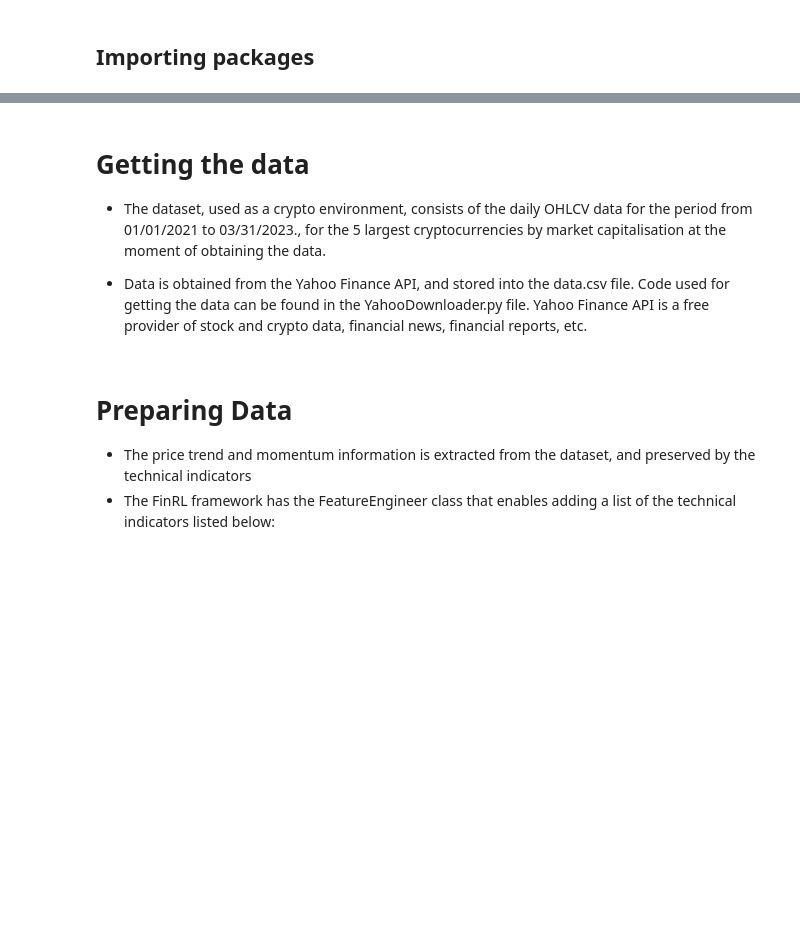
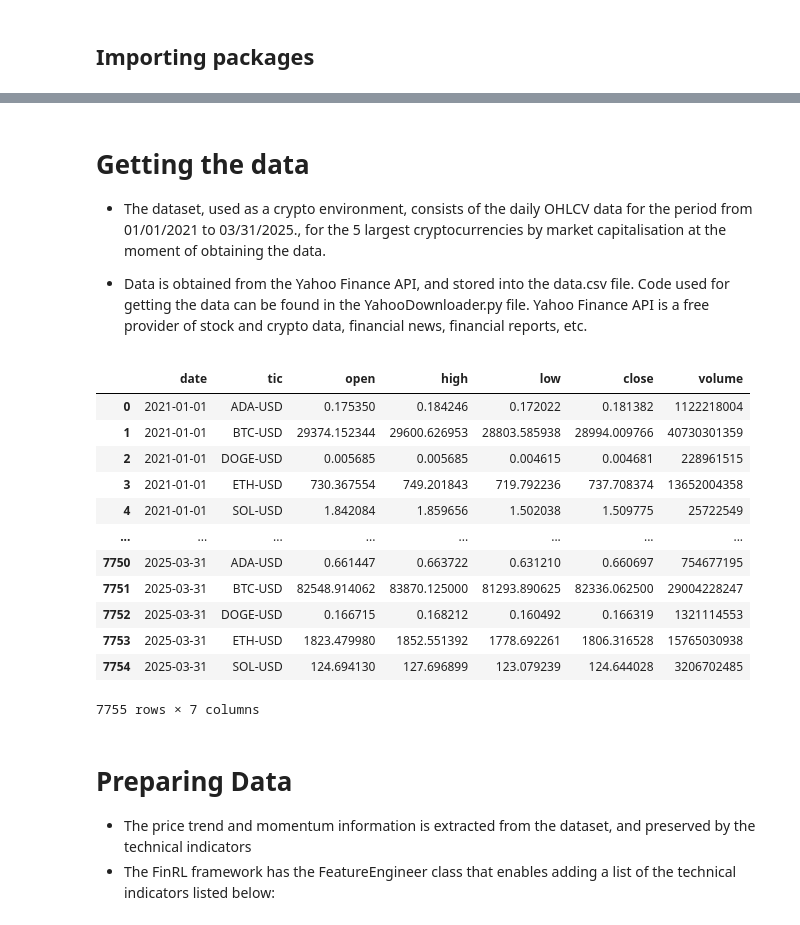
Before and after one commit to MilicaMedic/TPQ_final, a Jupyter notebook: Deep_Reinforcement_Learning_for_the_Multiple_Cryptocurrency_Trading_Using_an_Ensemble_Strategy.ipynb, the cells around one changed output, grey strips where cells are left out. Drawn from its saved outputs; the diff is of its cells as text; code cells hidden in the pictures; blank space fills up the shorter version.

```diff
--- a/Deep_Reinforcement_Learning_for_the_Multiple_Cryptocurrency_Trading_Using_an_Ensemble_Strategy.ipynb
+++ b/Deep_Reinforcement_Learning_for_the_Multiple_Cryptocurrency_Trading_Using_an_Ensemble_Strategy.ipynb
@@ -80,14 +79,30 @@ check_and_make_directories([DATA_SAVE_DIR, TRAINED_MODEL_DIR, TENSORBOARD_LOG_DI
 # %% [markdown]
 # Getting the data
 
-* The dataset, used as a crypto environment, consists of the daily OHLCV data for the period from 01/01/2021 to 03/31/2023., for the 5 largest cryptocurrencies by market capitalisation at the moment of obtaining the data.
+* The dataset, used as a crypto environment, consists of the daily OHLCV data for the period from 01/01/2021 to 03/31/2025., for the 5 largest cryptocurrencies by market capitalisation at the moment of obtaining the data.
 
 * Data is obtained from the Yahoo Finance API, and stored into the data.csv file. Code used for getting the data can be found in the YahooDownloader.py file. Yahoo Finance API is a free provider of stock and crypto data, financial news, financial reports, etc.
 # %%
-data = pd.read_csv('data.csv')
+url = 'https://raw.githubusercontent.com/MilicaMedic/TPQ_final/refs/heads/main/data.csv'
+
+data = pd.read_csv(url)
 data['date'] = pd.to_datetime(data['date'])
 data = data.sort_values(['date','tic'])
 data
+# %% [output]
+|  | date | tic | open | high | low | close | volume |
+| 0 | 2021-01-01 | ADA-USD | 0.175350 | 0.184246 | 0.172022 | 0.181382 | 1122218004 |
+| 1 | 2021-01-01 | BTC-USD | 29374.152344 | 29600.626953 | 28803.585938 | 28994.009766 | 40730301359 |
+| 2 | 2021-01-01 | DOGE-USD | 0.005685 | 0.005685 | 0.004615 | 0.004681 | 228961515 |
+| 3 | 2021-01-01 | ETH-USD | 730.367554 | 749.201843 | 719.792236 | 737.708374 | 13652004358 |
+| 4 | 2021-01-01 | SOL-USD | 1.842084 | 1.859656 | 1.502038 | 1.509775 | 25722549 |
+| ... | ... | ... | ... | ... | ... | ... | ... |
+| 7750 | 2025-03-31 | ADA-USD | 0.661447 | 0.663722 | 0.631210 | 0.660697 | 754677195 |
+| 7751 | 2025-03-31 | BTC-USD | 82548.914062 | 83870.125000 | 81293.890625 | 82336.062500 | 29004228247 |
+| 7752 | 2025-03-31 | DOGE-USD | 0.166715 | 0.168212 | 0.160492 | 0.166319 | 1321114553 |
+| 7753 | 2025-03-31 | ETH-USD | 1823.479980 | 1852.551392 | 1778.692261 | 1806.316528 | 15765030938 |
+| 7754 | 2025-03-31 | SOL-USD | 124.694130 | 127.696899 | 123.079239 | 124.644028 | 3206702485 |
+7755 rows × 7 columns
 # %%
 data.tic.value_counts()
 # %% [markdown]
```
Also changed, not shown: parts of 25 cells of this notebook.
